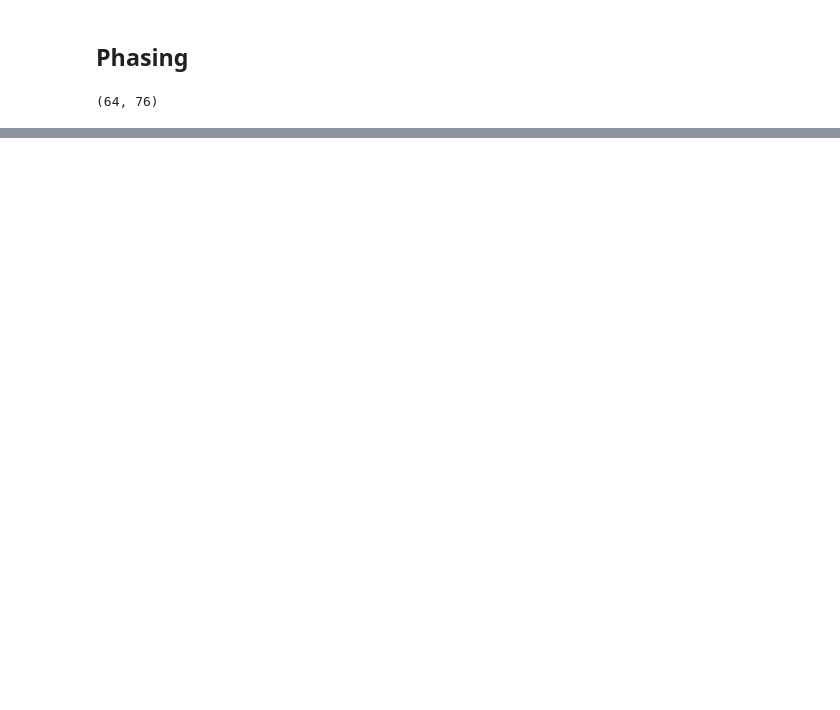
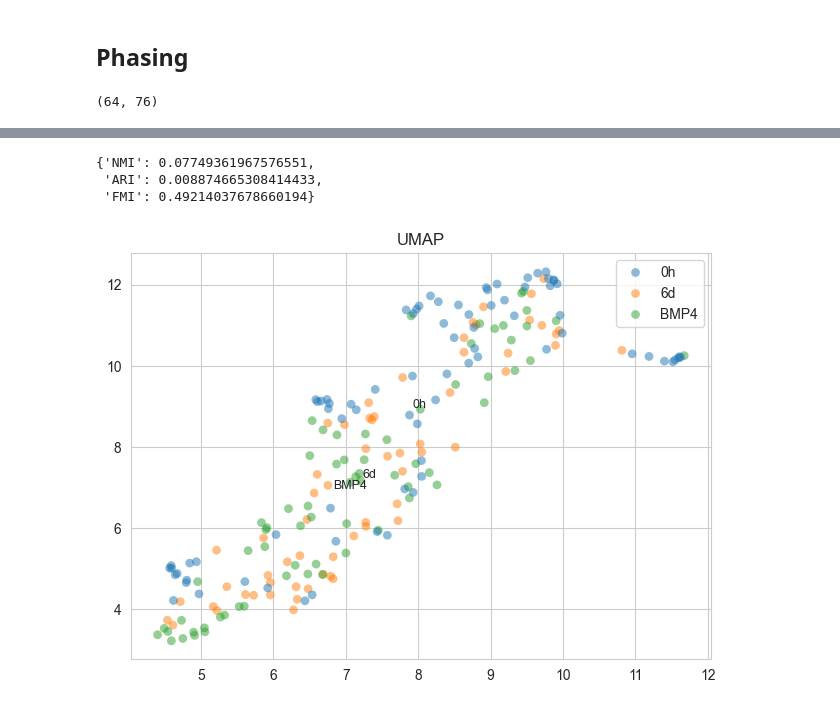
Before and after one commit to congfeng4/SCOIT, a Jupyter notebook: hgnn_PEA_STA.ipynb, the cells around one changed output, grey strips where cells are left out. Saved outputs shown, nothing was run; the diff lists cells and outputs as text; code cells hidden in the pictures; blank space fills up the shorter version.

```diff
--- a/hgnn_PEA_STA.ipynb
+++ b/hgnn_PEA_STA.ipynb
@@ -233,0 +295,7 @@ plt.title('Regularization Loss vs Epoch')
+# %%
+umap_visualize(Xp1, labels)
+# %% [output]
+{'NMI': 0.07749361967576551,
+ 'ARI': 0.008874665308414433,
+ 'FMI': 0.49214037678660194}
+[figure, added]
```
Also changed, not shown: parts of 15 cells of this notebook, 2 other files.
